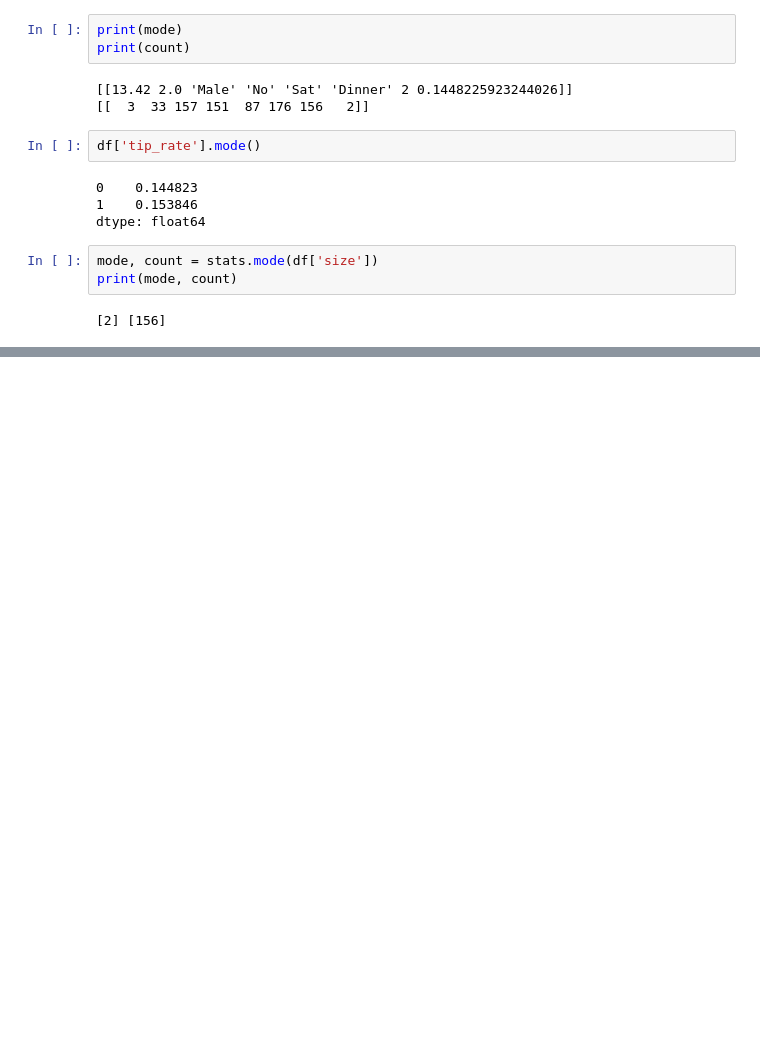
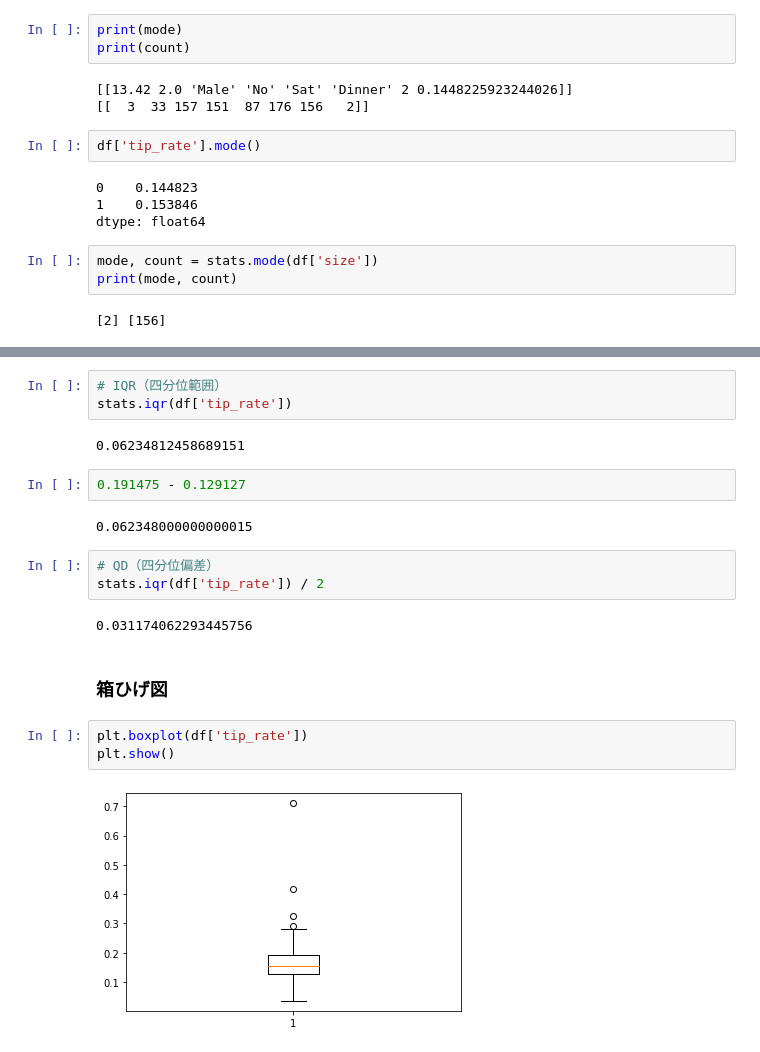
Before and after one commit to 1024xx4/statistics_udemy, a Jupyter notebook: statistics.ipynb, the cells around one changed output, grey strips where cells are left out. Saved outputs shown, nothing was run; the diff lists cells and outputs as text; blank space fills up the shorter version.

```diff
--- a/statistics.ipynb
+++ b/statistics.ipynb
@@ -142,0 +178,21 @@ print(mode, count)
+# %%
+# IQR（四分位範囲）
+stats.iqr(df['tip_rate'])
+# %% [output]
+0.06234812458689151
+# %%
+0.191475 - 0.129127
+# %% [output]
+0.062348000000000015
+# %%
+# QD（四分位偏差）
+stats.iqr(df['tip_rate']) / 2
+# %% [output]
+0.031174062293445756
+# %% [markdown]
+### 箱ひげ図
+# %%
+plt.boxplot(df['tip_rate'])
+plt.show()
+# %% [output]
+[figure, added]
```
Also changed, not shown: parts of 10 cells of this notebook, 1 other file.
